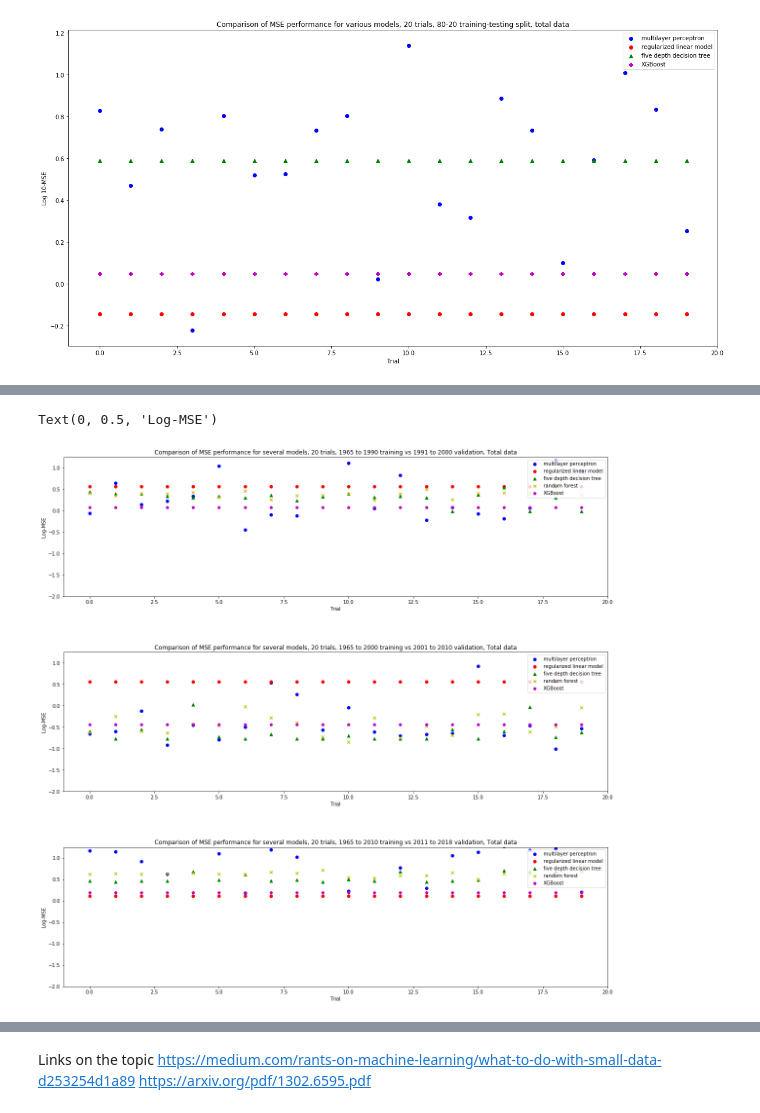
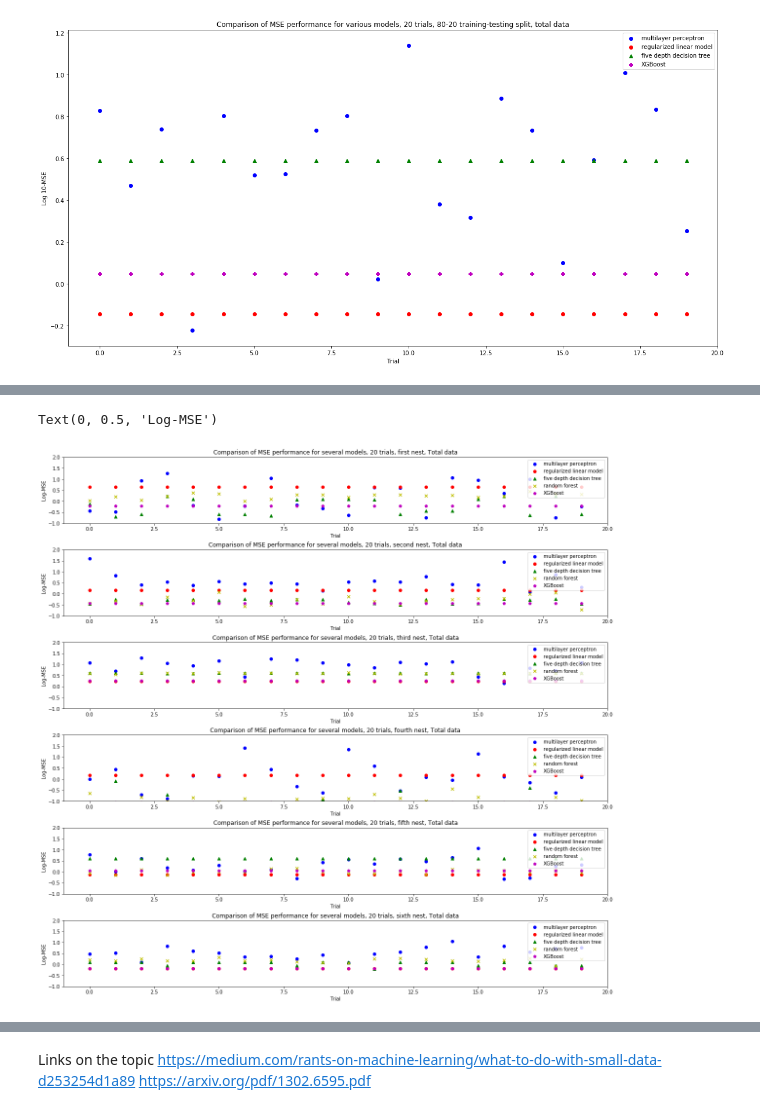
Before and after one commit to doodger/dataScience, a Jupyter notebook: finance.ipynb, the cells around one changed output, grey strips where cells are left out. Saved outputs shown, nothing was run; the diff lists cells and outputs as text; code cells hidden in the pictures.

Commit message:
Further combined testing

```diff
--- a/finance.ipynb
+++ b/finance.ipynb
@@ -1091,0 +1022,7 @@ def betterNestedValidation(mergedDataframe, inputIntervals = []):
+# %%
+nestedTesting = betterNestedValidation(super_df,[[0,30,31,45],
+                                        [0,45,46,60],
+                                        [0,60,61,75],
+                                        [0,75,76,90],
+                                        [0,90,91,105],
+                                        [0,105,106,113]])
@@ -1092,3 +1048,2 @@ def betterNestedValidation(mergedDataframe, inputIntervals = []):
 # %%
-
-nestedTesting = nestedValidation(super_df)
+ super_df
@@ -1095,41 +1064,76 @@ nestedTesting = nestedValidation(super_df)
 # %%
-fig, axes = plt.subplots(ncols=1, nrows=3,figsize=(20,20))
+
+fig, axes = plt.subplots(ncols=1, nrows=6,figsize=(20,20))
 fig.subplots_adjust(hspace = 0.4)
-plt.setp(axes, xlim=(-1,20),ylim=(-2,1.25))
+plt.setp(axes, xlim=(-1,20),ylim=(-1,2))
 
+axes
 
 #First time period
-axes[0].title.set_text("Comparison of MSE performance for several models, 20 trials, 1965 to 1990 training vs 1991 to 2000 validation, Total data")
+axes[0].title.set_text("Comparison of MSE performance for several models, 20 trials, first nest, Total data")
 axes[0].scatter([i for i in range(20)], [np.log10(j[5]) for j in nestedTesting[0]], c='b', label="multilayer perceptron")
 axes[0].scatter([i for i in range(20)], [np.log10(j[2]) for j in nestedTesting[0]], c='r', label="regularized linear model")
 axes[0].scatter([i for i in range(20)], [np.log10(j[4]) for j in nestedTesting[0]], c='g', marker = "^", label="five depth decision tree")
 axes[0].scatter([i for i in range(20)], [np.log10(j[6]) for j in nestedTesting[0]], c='y', marker = "x", label="random forest")
 axes[0].scatter([i for i in range(20)], [np.log10(j[8]) for j in nestedTesting[0]], c='m', marker = "p", label="XGBoost")
 axes[0].legend(loc = "upper right")
 axes[0].set_xlabel("Trial")
 axes[0].set_ylabel("Log-MSE")
 
 #Second time period
-axes[1].title.set_text("Comparison of MSE performance for several models, 20 trials, 1965 to 2000 training vs 2001 to 2010 validation, Total data")
+axes[1].title.set_text("Comparison of MSE performance for several models, 20 trials, second nest, Total data")
 axes[1].scatter([i for i in range(20)], [np.log10(j[5]) for j in nestedTesting[1]], c='b', label="multilayer perceptron")
 axes[1].scatter([i for i in range(20)], [np.log10(j[2]) for j in nestedTesting[1]], c='r', label="regularized linear model")
 axes[1].scatter([i for i in range(20)], [np.log10(j[4]) for j in nestedTesting[1]], c='g', marker = "^", label="five depth decision tree")
 axes[1].scatter([i for i in range(20)], [np.log10(j[6]) for j in nestedTesting[1]], c='y', marker = "x", label="random forest")
 axes[1].scatter([i for i in range(20)], [np.log10(j[8]) for j in nestedTesting[1]], c='m', marker = "p", label="XGBoost")
 axes[1].legend(loc = "upper right")
 axes[1].set_xlabel("Trial")
 axes[1].set_ylabel("Log-MSE")
 
 #Third time period
-axes[2].title.set_text("Comparison of MSE performance for several models, 20 trials, 1965 to 2010 training vs 2011 to 2018 validation, Total data")
+axes[2].title.set_text("Comparison of MSE performance for several models, 20 trials, third nest, Total data")
 axes[2].scatter([i for i in range(20)], [np.log10(j[5]) for j in nestedTesting[2]], c='b', label="multilayer perceptron")
 axes[2].scatter([i for i in range(20)], [np.log10(j[2]) for j in nestedTesting[2]], c='r', label="regularized linear model")
 axes[2].scatter([i for i in range(20)], [np.log10(j[4]) for j in nestedTesting[2]], c='g', marker = "^", label="five depth decision tree")
 axes[2].scatter([i for i in range(20)], [np.log10(j[6]) for j in nestedTesting[2]], c='y', marker = "x", label="random forest")
 axes[2].scatter([i for i in range(20)], [np.log10(j[8]) for j in nestedTesting[2]], c='m', marker = "p", label="XGBoost")
 axes[2].legend(loc = "upper right")
 axes[2].set_xlabel("Trial")
 axes[2].set_ylabel("Log-MSE")
+
+#Fourth time period
+axes[3].title.set_text("Comparison of MSE performance for several models, 20 trials, fourth nest, Total data")
+axes[3].scatter([i for i in range(20)], [np.log10(j[5]) for j in nestedTesting[3]], c='b', label="multilayer perceptron")
+axes[3].scatter([i for i in range(20)], [np.log10(j[2]) for j in nestedTesting[3]], c='r', label="regularized linear model")
+axes[3].scatter([i for i in range(20)], [np.log10(j[4]) for j in nestedTesting[3]], c='g', marker = "^", label="five depth decision tree")
+axes[3].scatter([i for i in range(20)], [np.log10(j[6]) for j in nestedTesting[3]], c='y', marker = "x", label="random forest")
+axes[3].scatter([i for i in range(20)], [np.log10(j[8]) for j in nestedTesting[3]], c='m', marker = "p", label="XGBoost")
+axes[3].legend(loc = "upper right")
+axes[3].set_xlabel("Trial")
+axes[3].set_ylabel("Log-MSE")
+
+#Fifth time period
+axes[4].title.set_text("Comparison of MSE performance for several models, 20 trials, fifth nest, Total data")
+axes[4].scatter([i for i in range(20)], [np.log10(j[5]) for j in nestedTesting[4]], c='b', label="multilayer perceptron")
+axes[4].scatter([i for i in range(20)], [np.log10(j[2]) for j in nestedTesting[4]], c='r', label="regularized linear model")
+axes[4].scatter([i for i in range(20)], [np.log10(j[4]) for j in nestedTesting[4]], c='g', marker = "^", label="five depth decision tree")
+axes[4].scatter([i for i in range(20)], [np.log10(j[6]) for j in nestedTesting[4]], c='y', marker = "x", label="random forest")
+axes[4].scatter([i for i in range(20)], [np.log10(j[8]) for j in nestedTesting[4]], c='m', marker = "p", label="XGBoost")
+axes[4].legend(loc = "upper right")
+axes[4].set_xlabel("Trial")
+axes[4].set_ylabel("Log-MSE")
+
+#Sixth time period
+axes[5].title.set_text("Comparison of MSE performance for several models, 20 trials, sixth nest, Total data")
+axes[5].scatter([i for i in range(20)], [np.log10(j[5]) for j in nestedTesting[5]], c='b', label="multilayer perceptron")
+axes[5].scatter([i for i in range(20)], [np.log10(j[2]) for j in nestedTesting[5]], c='r', label="regularized linear model")
+axes[5].scatter([i for i in range(20)], [np.log10(j[4]) for j in nestedTesting[5]], c='g', marker = "^", label="five depth decision tree")
+axes[5].scatter([i for i in range(20)], [np.log10(j[6]) for j in nestedTesting[5]], c='y', marker = "x", label="random forest")
+axes[5].scatter([i for i in range(20)], [np.log10(j[8]) for j in nestedTesting[5]], c='m', marker = "p", label="XGBoost")
+axes[5].legend(loc = "upper right")
+axes[5].set_xlabel("Trial")
+axes[5].set_ylabel("Log-MSE")
 # %% [output]
 Text(0, 0.5, 'Log-MSE')
-[figure, old version]
+[figure, new version]
```
Also changed, not shown: parts of 10 cells of this notebook.
